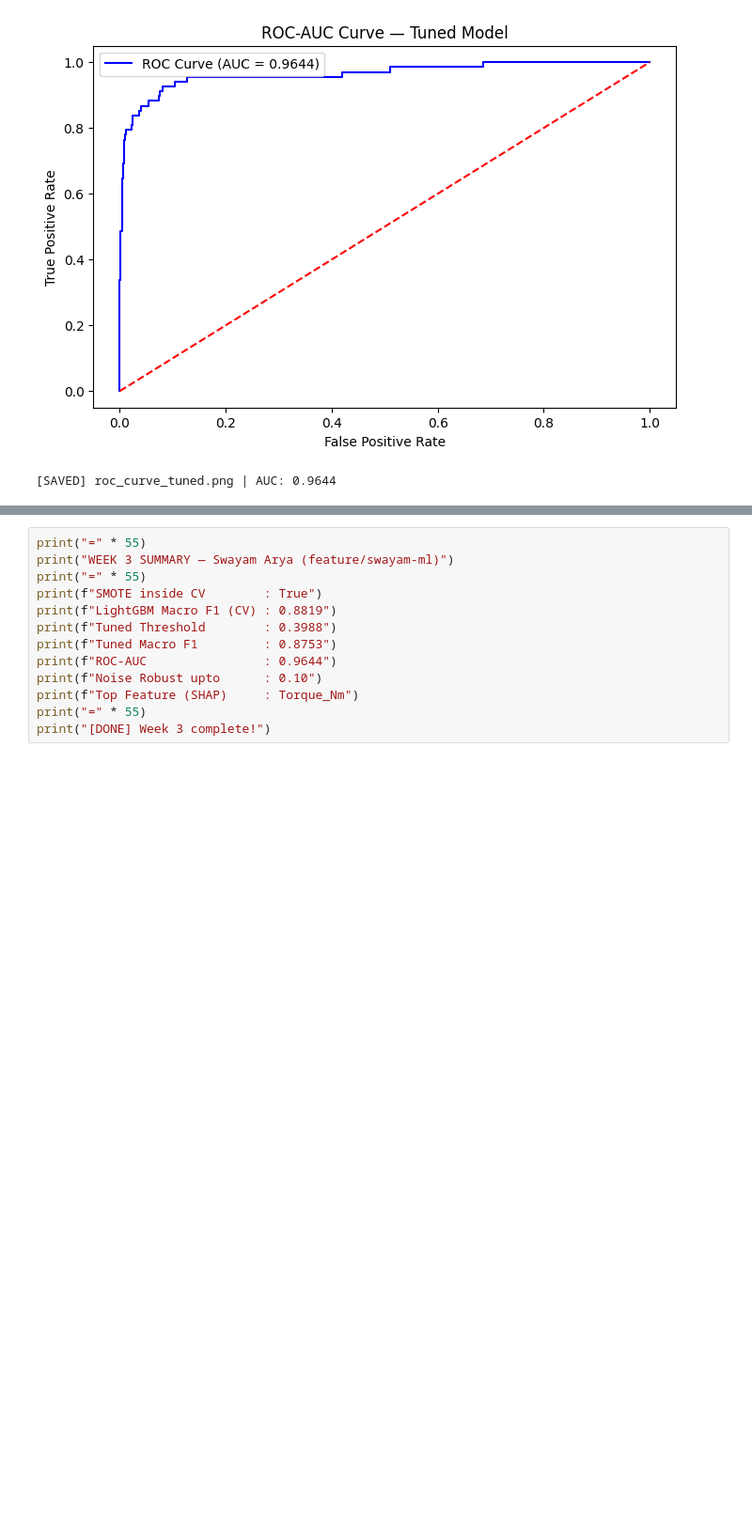
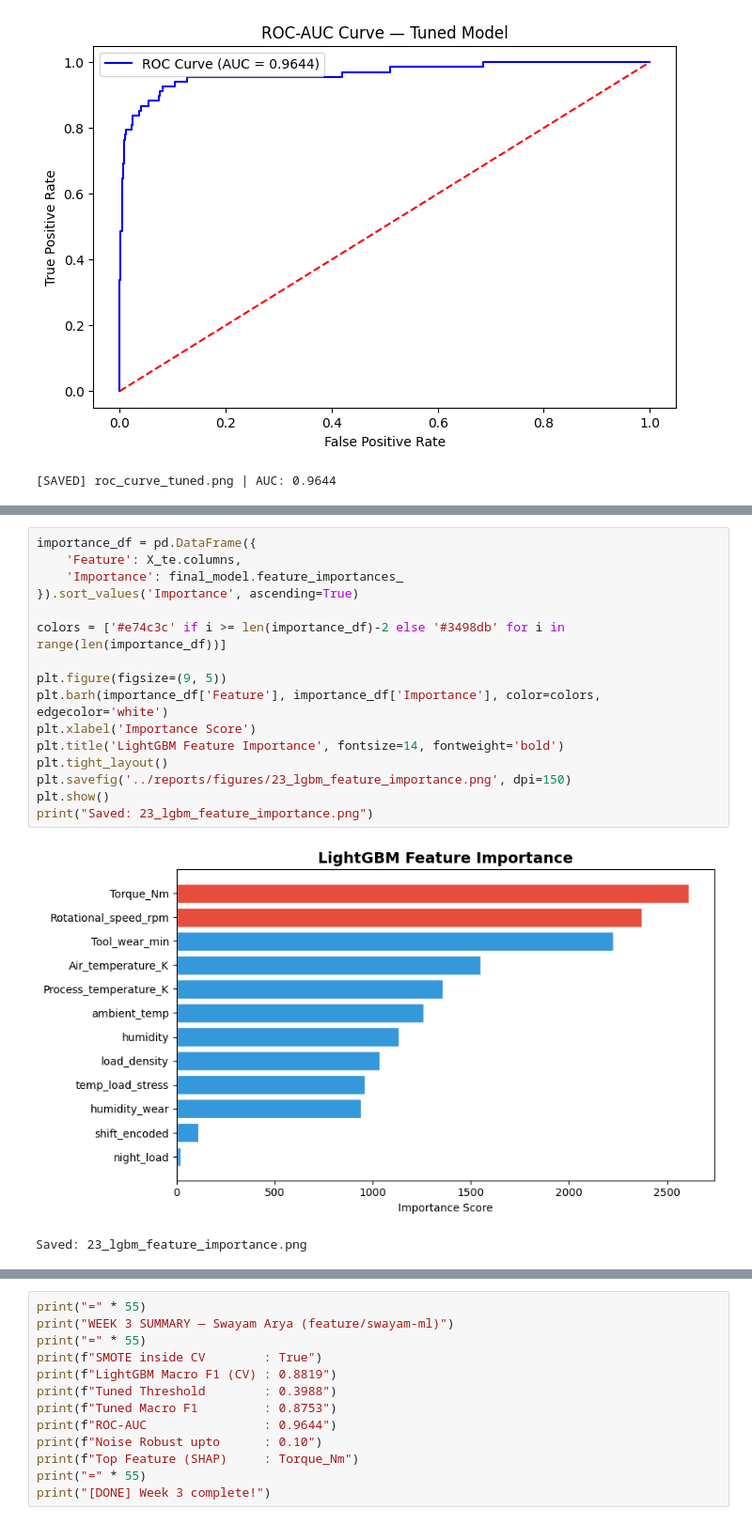
Before and after one commit to Swayam085/predictive-maintenance, a Jupyter notebook: notebooks/03_model.ipynb, the cells around one changed output, grey strips where cells are left out. Shown at 94% size. Saved outputs shown, nothing was run; the diff lists cells and outputs as text; blank space fills up the shorter version.

```diff
--- a/notebooks/03_model.ipynb
+++ b/notebooks/03_model.ipynb
@@ -729,0 +803,19 @@ print(f"[SAVED] roc_curve_tuned.png | AUC: {roc_auc:.4f}")
+# %%
+importance_df = pd.DataFrame({
+    'Feature': X_te.columns,
+    'Importance': final_model.feature_importances_
+}).sort_values('Importance', ascending=True)
+
+colors = ['#e74c3c' if i >= len(importance_df)-2 else '#3498db' for i in range(len(importance_df))]
+
+plt.figure(figsize=(9, 5))
+plt.barh(importance_df['Feature'], importance_df['Importance'], color=colors, edgecolor='white')
+plt.xlabel('Importance Score')
+plt.title('LightGBM Feature Importance', fontsize=14, fontweight='bold')
+plt.tight_layout()
+plt.savefig('../reports/figures/23_lgbm_feature_importance.png', dpi=150)
+plt.show()
+print("Saved: 23_lgbm_feature_importance.png")
+# %% [output]
+[figure, added]
+Saved: 23_lgbm_feature_importance.png
```
Also changed, not shown: parts of 14 cells of this notebook, 31 other files.
